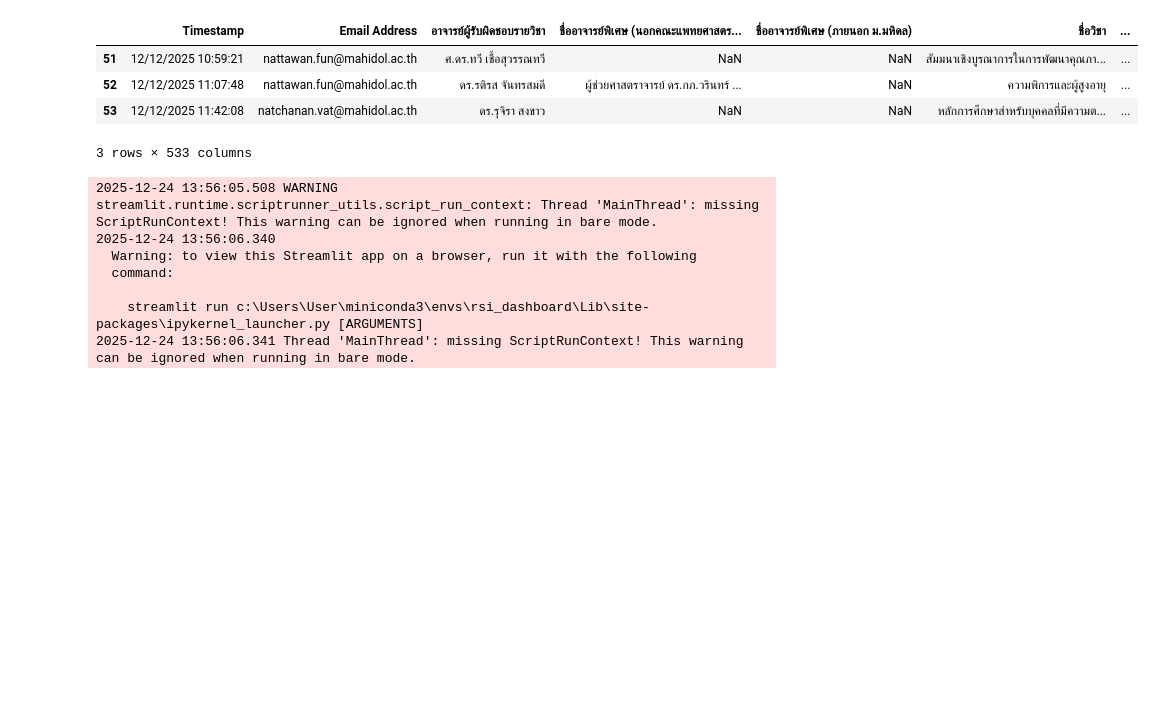
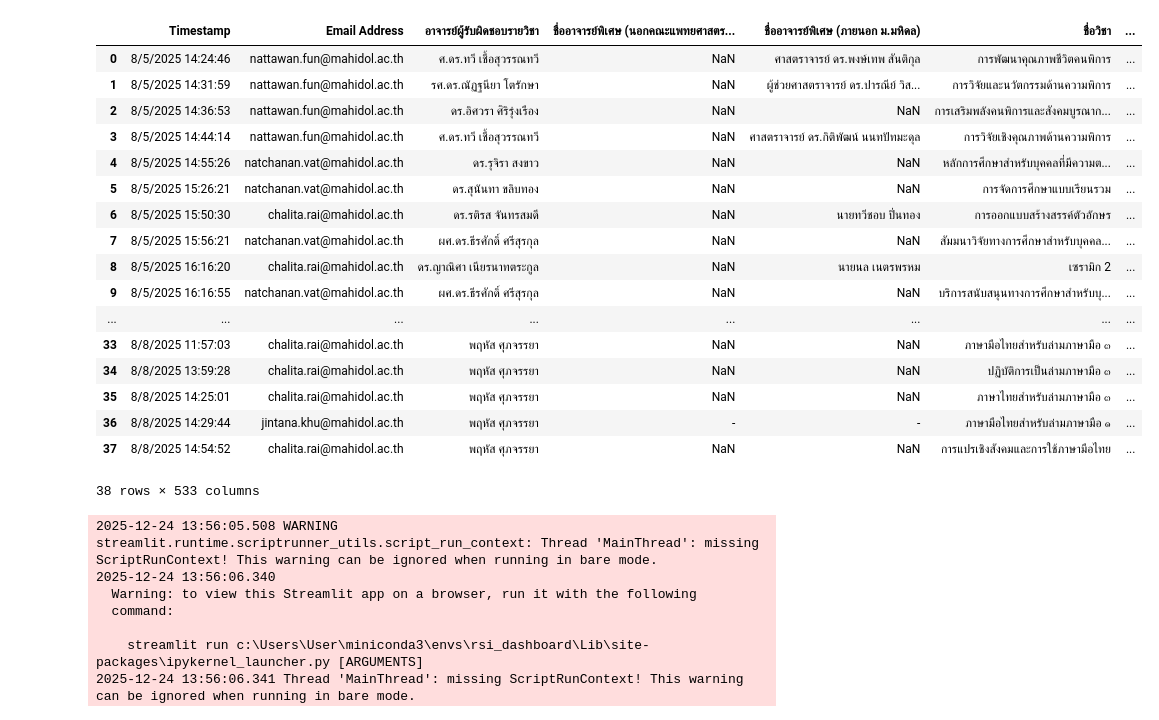
Before and after one commit to Supachan/academic-staff-workload, a Jupyter notebook: debugging.ipynb, the cells around one changed output. Cells and saved outputs as stored; diff of their text form; code cells hidden in the pictures; blank space fills up the shorter version.

```diff
--- a/debugging.ipynb
+++ b/debugging.ipynb
@@ -26,8 +26,8 @@ publication = pd.read_csv(publication_url).fillna("")
 theses = pd.read_csv(theses_url).fillna("")
 theses = theses.drop_duplicates(subset=['รหัส (นักศึกษา)'], keep='last')
 # %%
-start_date = '12/12/2025'
-end_date   = '12/30/2025'
+start_date = '8/5/2025'
+end_date   = '9/19/2025'
 
 f = F[F['Timestamp'].between(start_date, end_date)]
 f = f.drop_duplicates(subset=['รหัสวิชา'], keep='last')
@@ -119,11 +56,24 @@ pd.DataFrame(f.loc[f["รหัสวิชา"]==ci].T.reset_index())
 # %%
-f.head(3)
+f
 # %% [output]
 |  | Timestamp | Email Address | อาจารย์ผู้รับผิดชอบรายวิชา | ชื่ออาจารย์พิเศษ (นอกคณะแพทยศาสตร... | ชื่ออาจารย์พิเศษ (ภายนอก ม.มหิดล) | ชื่อวิชา | ... |
-| 51 | 12/12/2025 10:59:21 | nattawan.fun@mahidol.ac.th | ศ.ดร.ทวี เชื้อสุวรรณทวี | NaN | NaN | สัมมนาเชิงบูรณาการในการพัฒนาคุณภา... | ... |
-| 52 | 12/12/2025 11:07:48 | nattawan.fun@mahidol.ac.th | ดร.รติรส จันทรสมดี | ผู้ช่วยศาสตราจารย์ ดร.กภ.วรินทร์ ... | NaN | ความพิการและผู้สูงอายุ | ... |
-| 53 | 12/12/2025 11:42:08 | natchanan.vat@mahidol.ac.th | ดร.รุจิรา สงขาว | NaN | NaN | หลักการศึกษาสำหรับบุคคลที่มีความต... | ... |
+| 0 | 8/5/2025 14:24:46 | nattawan.fun@mahidol.ac.th | ศ.ดร.ทวี เชื้อสุวรรณทวี | NaN | ศาสตราจารย์ ดร.พงษ์เทพ สันติกุล | การพัฒนาคุณภาพชีวิตคนพิการ | ... |
+| 1 | 8/5/2025 14:31:59 | nattawan.fun@mahidol.ac.th | รศ.ดร.ณัฏฐนียา โตรักษา | NaN | ผู้ช่วยศาสตราจารย์ ดร.ปารณีย์ วิส... | การวิจัยและนวัตกรรมด้านความพิการ | ... |
+| 2 | 8/5/2025 14:36:53 | nattawan.fun@mahidol.ac.th | ดร.อิศวรา ศิริรุ่งเรือง | NaN | NaN | การเสริมพลังคนพิการและสังคมบูรณาก... | ... |
+| 3 | 8/5/2025 14:44:14 | nattawan.fun@mahidol.ac.th | ศ.ดร.ทวี เชื้อสุวรรณทวี | NaN | ศาสตราจารย์ ดร.กิติพัฒน์ นนทปัทมะดุล | การวิจัยเชิงคุณภาพด้านความพิการ | ... |
+| 4 | 8/5/2025 14:55:26 | natchanan.vat@mahidol.ac.th | ดร.รุจิรา สงขาว | NaN | NaN | หลักการศึกษาสำหรับบุคคลที่มีความต... | ... |
+| 5 | 8/5/2025 15:26:21 | natchanan.vat@mahidol.ac.th | ดร.สุนันทา ขลิบทอง | NaN | NaN | การจัดการศึกษาแบบเรียนรวม | ... |
+| 6 | 8/5/2025 15:50:30 | chalita.rai@mahidol.ac.th | ดร.รติรส จันทรสมดี | NaN | นายทวีชอบ ปิ่นทอง | การออกแบบสร้างสรรค์ตัวอักษร | ... |
+| 7 | 8/5/2025 15:56:21 | natchanan.vat@mahidol.ac.th | ผศ.ดร.ธีรศักดิ์ ศรีสุรกุล | NaN | NaN | สัมมนาวิจัยทางการศึกษาสำหรับบุคคล... | ... |
+| 8 | 8/5/2025 16:16:20 | chalita.rai@mahidol.ac.th | ดร.ญาณิศา เนียรนาทตระกูล | NaN | นายนล เนตรพรหม | เซรามิก 2 | ... |
+| 9 | 8/5/2025 16:16:55 | natchanan.vat@mahidol.ac.th | ผศ.ดร.ธีรศักดิ์ ศรีสุรกุล | NaN | NaN | บริการสนับสนุนทางการศึกษาสำหรับบุ... | ... |
+| ... | ... | ... | ... | ... | ... | ... | ... |
+| 33 | 8/8/2025 11:57:03 | chalita.rai@mahidol.ac.th | พฤหัส ศุภจรรยา | NaN | NaN | ภาษามือไทยสำหรับล่ามภาษามือ ๓ | ... |
+| 34 | 8/8/2025 13:59:28 | chalita.rai@mahidol.ac.th | พฤหัส ศุภจรรยา | NaN | NaN | ปฏิบัติการเป็นล่ามภาษามือ ๓ | ... |
+| 35 | 8/8/2025 14:25:01 | chalita.rai@mahidol.ac.th | พฤหัส ศุภจรรยา | NaN | NaN | ภาษาไทยสำหรับล่ามภาษามือ ๓ | ... |
+| 36 | 8/8/2025 14:29:44 | jintana.khu@mahidol.ac.th | พฤหัส ศุภจรรยา | - | - | ภาษามือไทยสำหรับล่ามภาษามือ ๑ | ... |
+| 37 | 8/8/2025 14:54:52 | chalita.rai@mahidol.ac.th | พฤหัส ศุภจรรยา | NaN | NaN | การแปรเชิงสังคมและการใช้ภาษามือไทย | ... |
-3 rows × 533 columns
+38 rows × 533 columns
 # %%
 st.title('ภาระงานของคณาจารย์ในสถาบันราชสุดาปีการศึกษา 2568')
 
```
Also changed, not shown: parts of 5 cells of this notebook, 1 other file.
